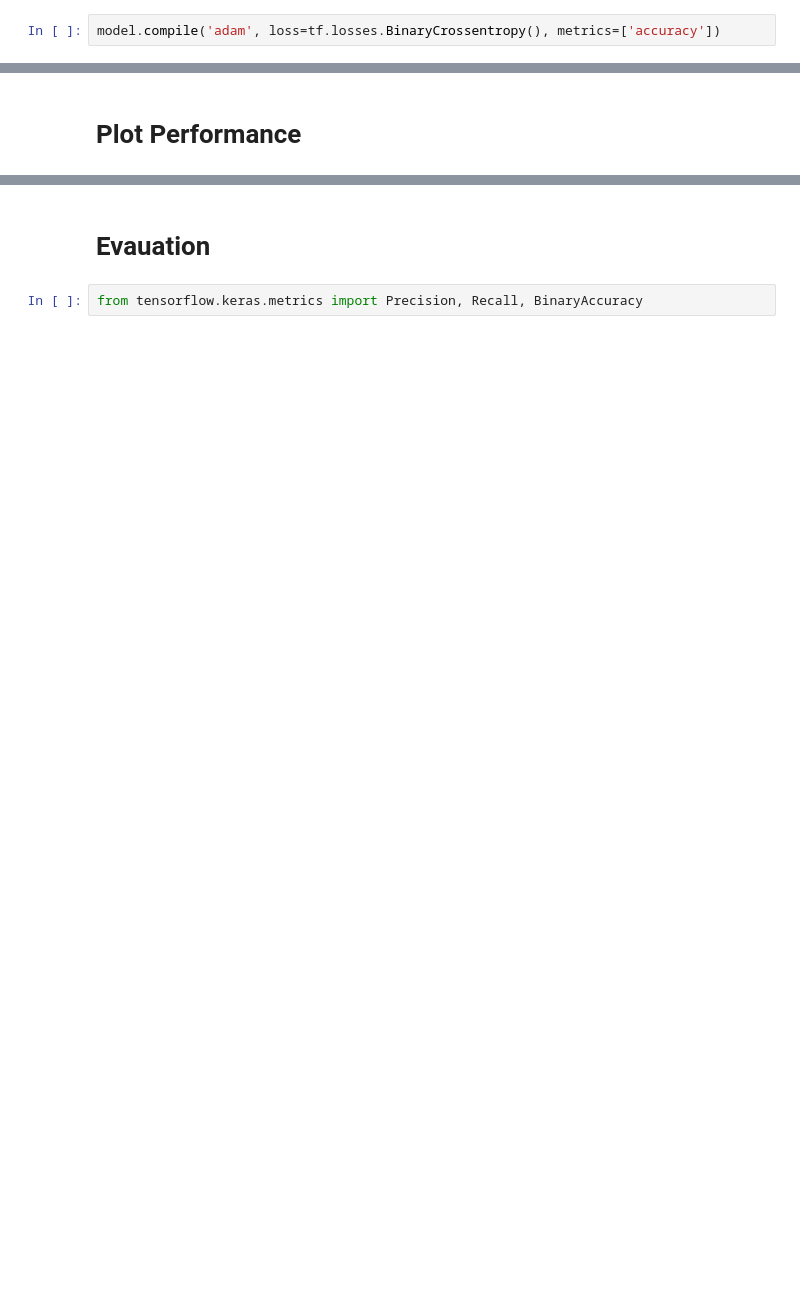
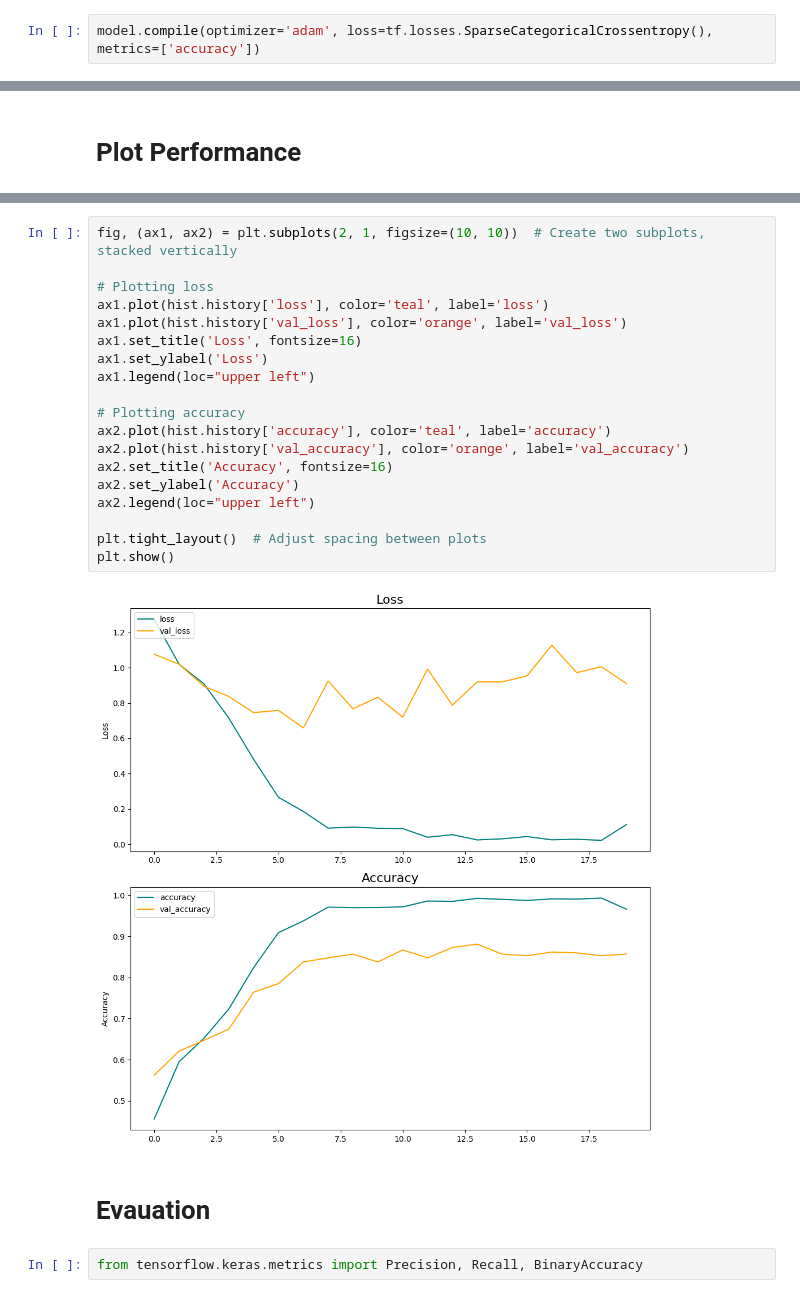
Before and after one commit to karim306/Flowers-Classfier, a Jupyter notebook: FlowerClassfier.ipynb, the cells around one changed output, grey strips where cells are left out. Saved outputs shown, nothing was run; the diff lists cells and outputs as text; blank space fills up the shorter version.

```diff
--- a/FlowerClassfier.ipynb
+++ b/FlowerClassfier.ipynb
@@ -165,7 +171,7 @@ num_classes = 5  # Replace with the actual number of classes in your dataset
 # Output layer for multi-class classification
 model.add(Dense(num_classes, activation='softmax'))  # 'num_classes' should be the number of classes in your dataset
 # %%
-model.compile('adam', loss=tf.losses.BinaryCrossentropy(), metrics=['accuracy'])
+model.compile(optimizer='adam', loss=tf.losses.SparseCategoricalCrossentropy(), metrics=['accuracy'])
 # %%
 model.summary()
 # %% [output]
@@ -230,3 +251,24 @@ plt.show()
+# %%
+fig, (ax1, ax2) = plt.subplots(2, 1, figsize=(10, 10))  # Create two subplots, stacked vertically
+
+# Plotting loss
+ax1.plot(hist.history['loss'], color='teal', label='loss')
+ax1.plot(hist.history['val_loss'], color='orange', label='val_loss')
+ax1.set_title('Loss', fontsize=16)
+ax1.set_ylabel('Loss')
+ax1.legend(loc="upper left")
+
+# Plotting accuracy
+ax2.plot(hist.history['accuracy'], color='teal', label='accuracy')
+ax2.plot(hist.history['val_accuracy'], color='orange', label='val_accuracy')
+ax2.set_title('Accuracy', fontsize=16)
+ax2.set_ylabel('Accuracy')
+ax2.legend(loc="upper left")
+
+plt.tight_layout()  # Adjust spacing between plots
+plt.show()
+# %% [output]
+[figure, added]
 # %% [markdown]
 # **Evauation**
 # %%
```
Also changed, not shown: parts of 20 cells of this notebook.
